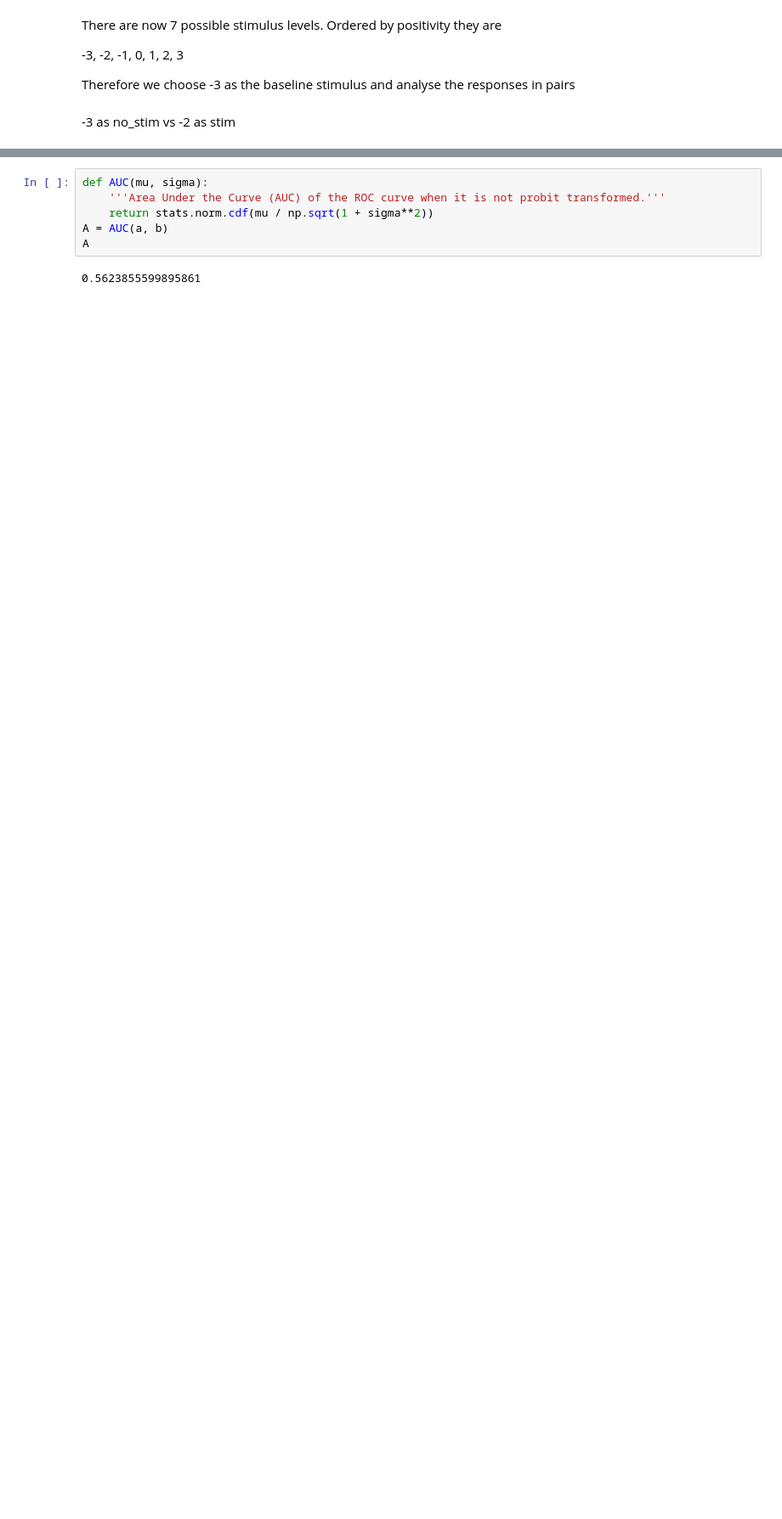
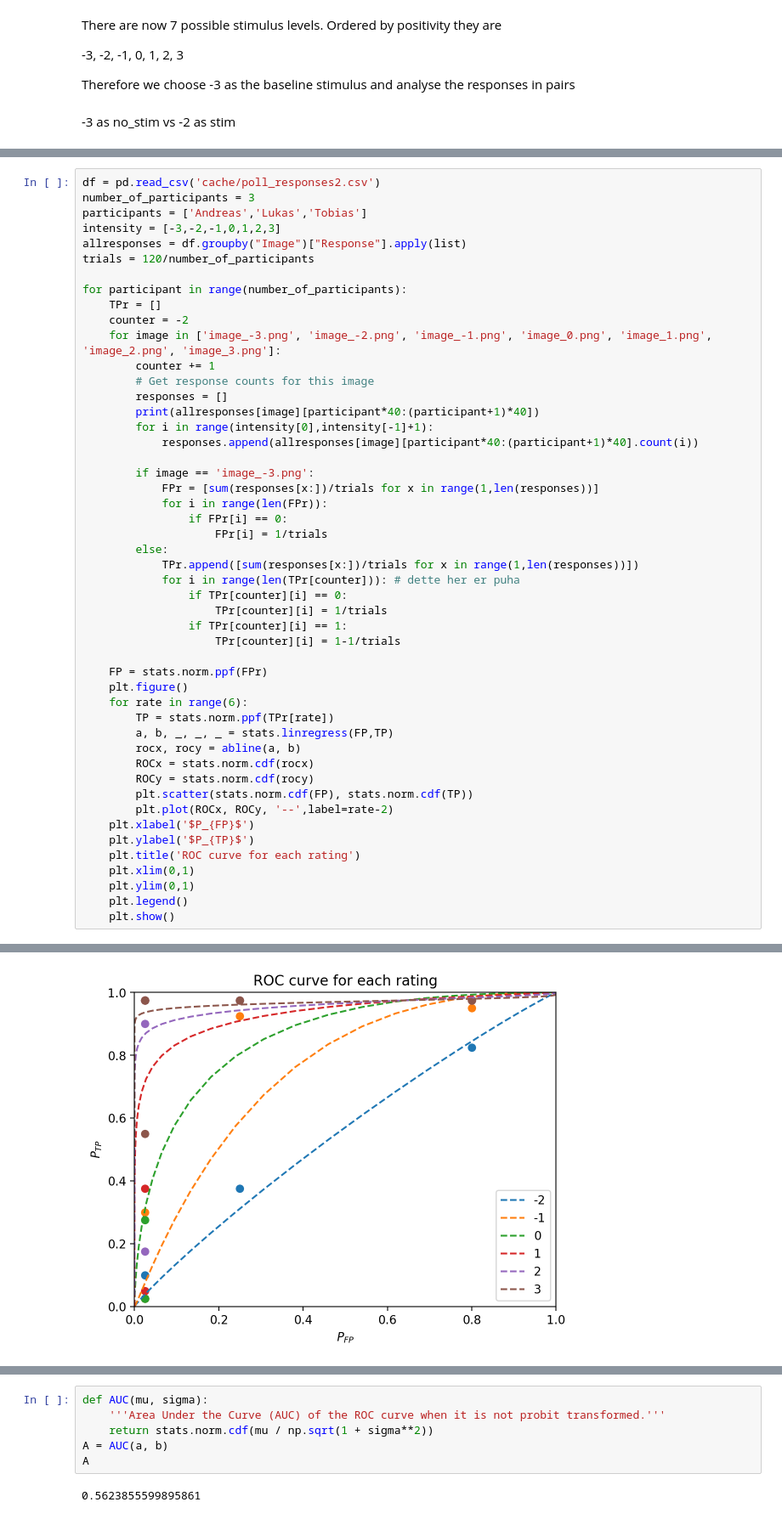
Before and after one commit to AndreasLH/Sad-Happiness, a Jupyter notebook: experiment2_analysis.ipynb, the cells around one changed output, grey strips where cells are left out. Shown: that part at 85% size. Drawn from its saved outputs; the diff is of its cells as text; blank space fills up the shorter version.

Commit message:
ROC curves and Image Generation

```diff
--- a/experiment2_analysis.ipynb
+++ b/experiment2_analysis.ipynb
@@ -15,0 +26,50 @@ Therefore we choose -3 as the baseline stimulus and analyse the responses in pai
+# %%
+df = pd.read_csv('cache/poll_responses2.csv')
+number_of_participants = 3
+participants = ['Andreas','Lukas','Tobias']
+intensity = [-3,-2,-1,0,1,2,3]
+allresponses = df.groupby("Image")["Response"].apply(list)
+trials = 120/number_of_participants
+
+for participant in range(number_of_participants):
+    TPr = []
+    counter = -2
+    for image in ['image_-3.png', 'image_-2.png', 'image_-1.png', 'image_0.png', 'image_1.png', 'image_2.png', 'image_3.png']:
+        counter += 1
+        # Get response counts for this image
+        responses = []
+        print(allresponses[image][participant*40:(participant+1)*40])
+        for i in range(intensity[0],intensity[-1]+1):
+            responses.append(allresponses[image][participant*40:(participant+1)*40].count(i))
+
+        if image == 'image_-3.png':
+            FPr = [sum(responses[x:])/trials for x in range(1,len(responses))]
+            for i in range(len(FPr)):
+                if FPr[i] == 0:
+                    FPr[i] = 1/trials
+        else:
+            TPr.append([sum(responses[x:])/trials for x in range(1,len(responses))])
+            for i in range(len(TPr[counter])): # dette her er puha
+                if TPr[counter][i] == 0:
+                    TPr[counter][i] = 1/trials
+                if TPr[counter][i] == 1:
+                    TPr[counter][i] = 1-1/trials
+
+    FP = stats.norm.ppf(FPr)
+    plt.figure()
+    for rate in range(6):
+        TP = stats.norm.ppf(TPr[rate])
+        a, b, _, _, _ = stats.linregress(FP,TP)
+        rocx, rocy = abline(a, b)
+        ROCx = stats.norm.cdf(rocx)
+        ROCy = stats.norm.cdf(rocy)
+        plt.scatter(stats.norm.cdf(FP), stats.norm.cdf(TP))
+        plt.plot(ROCx, ROCy, '--',label=rate-2)
+    plt.xlabel('$P_{FP}$')
+    plt.ylabel('$P_{TP}$')
+    plt.title('ROC curve for each rating')
+    plt.xlim(0,1)
+    plt.ylim(0,1)
+    plt.legend()
+    plt.show()
+# %% [output]
@@ -15,0 +83 @@ Therefore we choose -3 as the baseline stimulus and analyse the responses in pai
+[figure, added]
```
Also changed, not shown: parts of 6 cells of this notebook, 5 other files.
